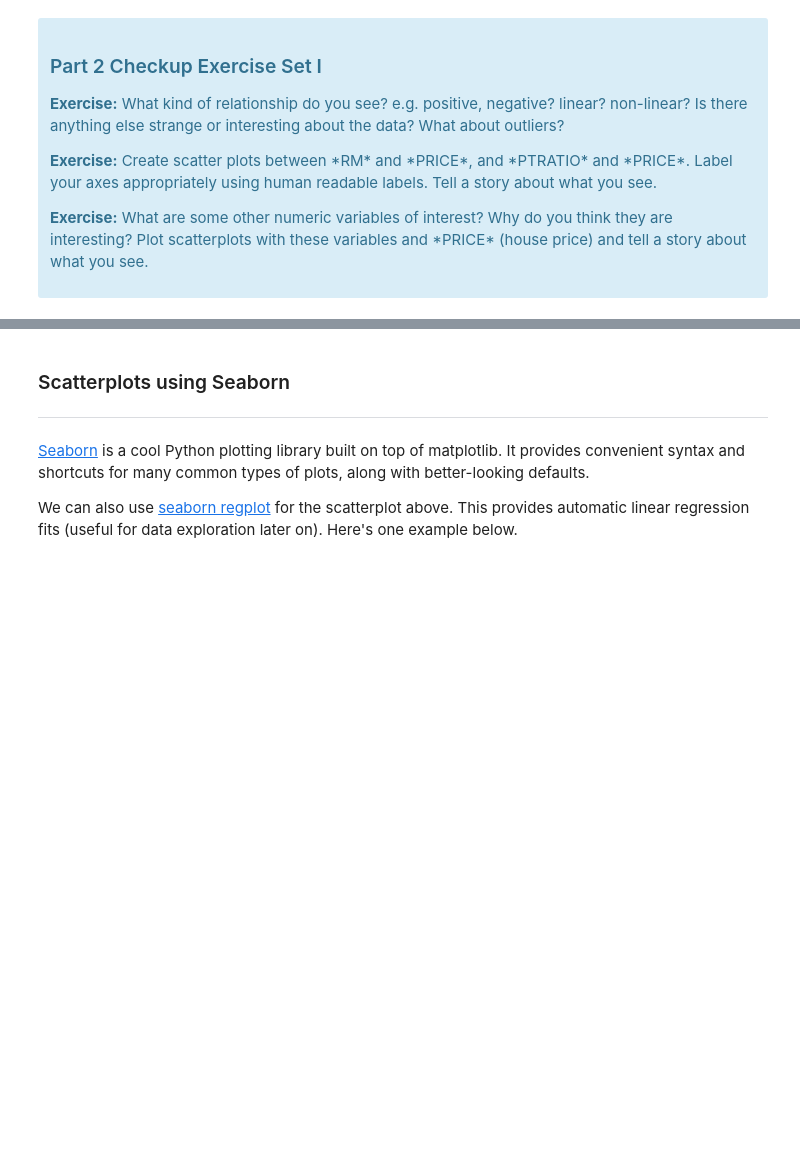
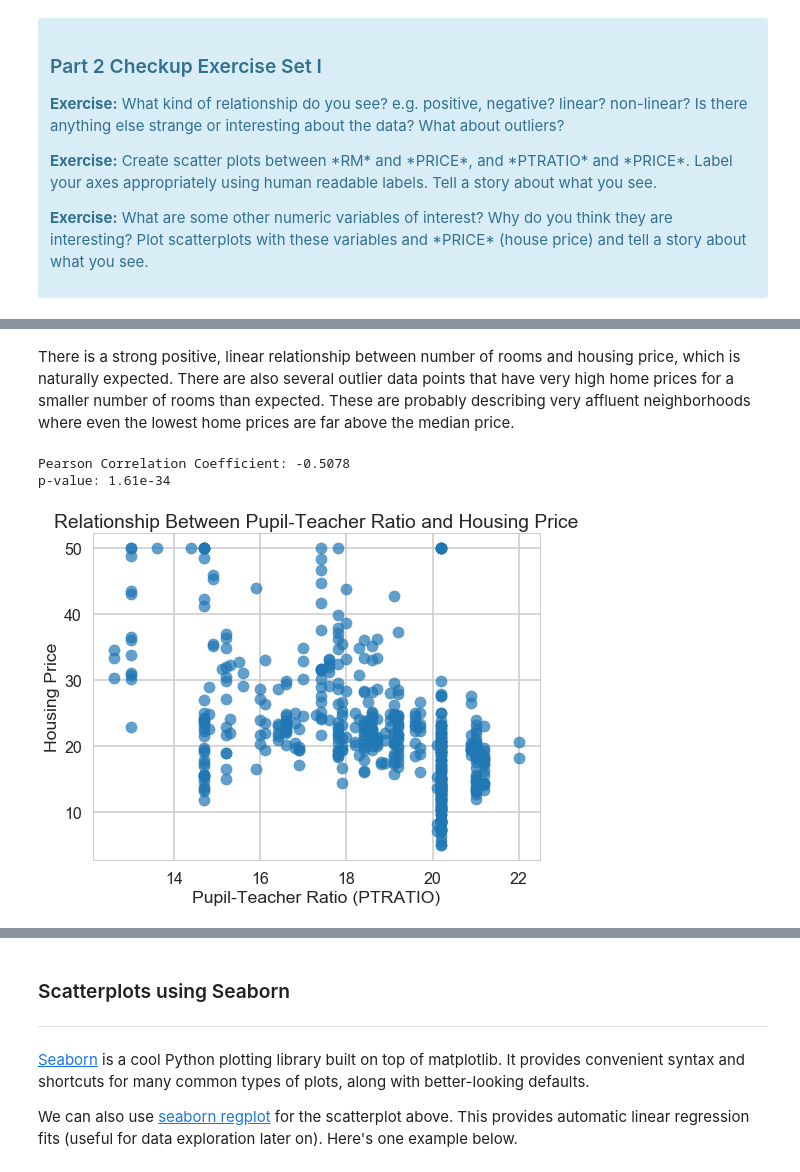
Before and after one commit to tsansom/Springboard-Data-Science, a Jupyter notebook: mini_projects/machine_learning/linear_regression/Mini_Project_Linear_Regression.ipynb, the cells around one changed output, grey strips where cells are left out. Drawn from its saved outputs; the diff is of its cells as text; code cells hidden in the pictures; blank space fills up the shorter version.

Commit message:
started linear regression mini project

```diff
--- a/mini_projects/machine_learning/linear_regression/Mini_Project_Linear_Regression.ipynb
+++ b/mini_projects/machine_learning/linear_regression/Mini_Project_Linear_Regression.ipynb
@@ -226,0 +308,15 @@ plt.title("Relationship between CRIM and Price")
+# %% [markdown]
+There is a strong positive, linear relationship between number of rooms and housing price, which is naturally expected. There are also several outlier data points that have very high home prices for a smaller number of rooms than expected. These are probably describing very affluent neighborhoods where even the lowest home prices are far above the median price.
+# %%
+# your turn: scatter plot between *PTRATIO* and *PRICE*
+_ = plt.scatter(bos['PTRATIO'], bos['PRICE'], alpha=0.7)
+_ = plt.xlabel('Pupil-Teacher Ratio (PTRATIO)')
+_ = plt.ylabel('Housing Price')
+_ = plt.title('Relationship Between Pupil-Teacher Ratio and Housing Price')
+r, p = stats.pearsonr(bos['PTRATIO'], bos['PRICE'])
+print('Pearson Correlation Coefficient: {:.4}'.format(r))
+print('p-value: {:.4}'.format(p))
+# %% [output]
+Pearson Correlation Coefficient: -0.5078
+p-value: 1.61e-34
+[figure, added]
```
Also changed, not shown: parts of 42 cells of this notebook.
